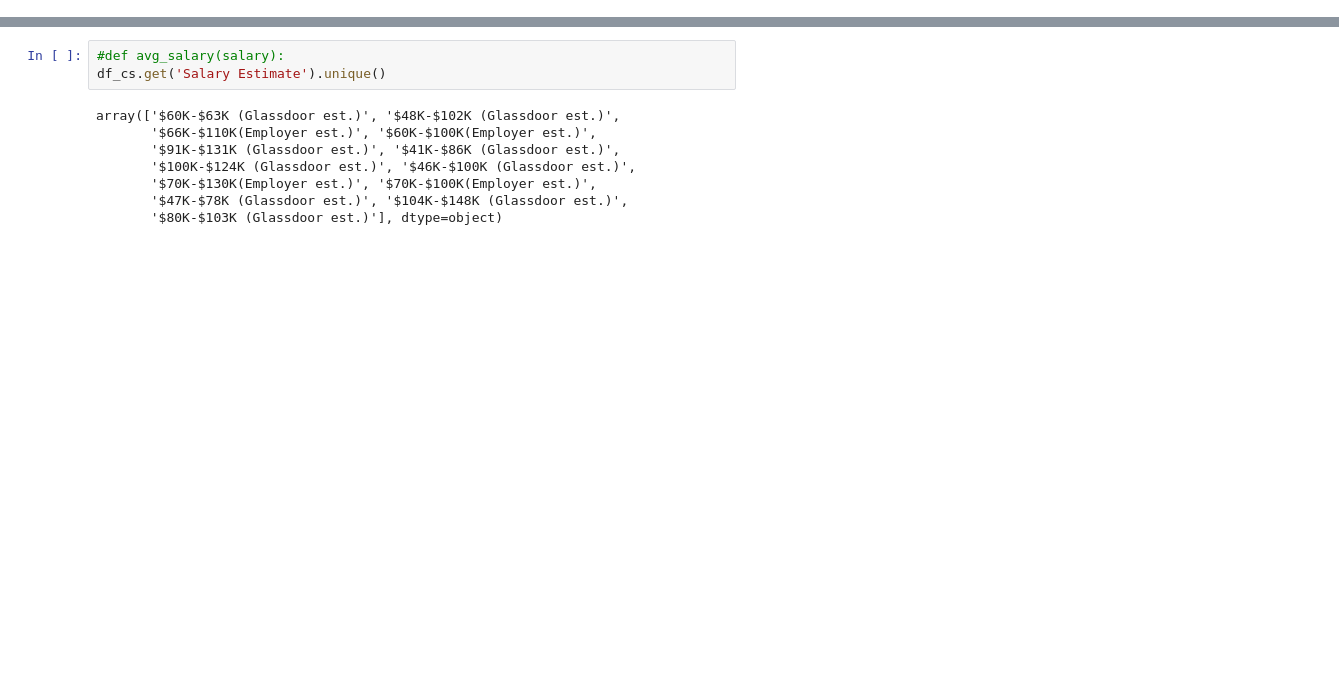
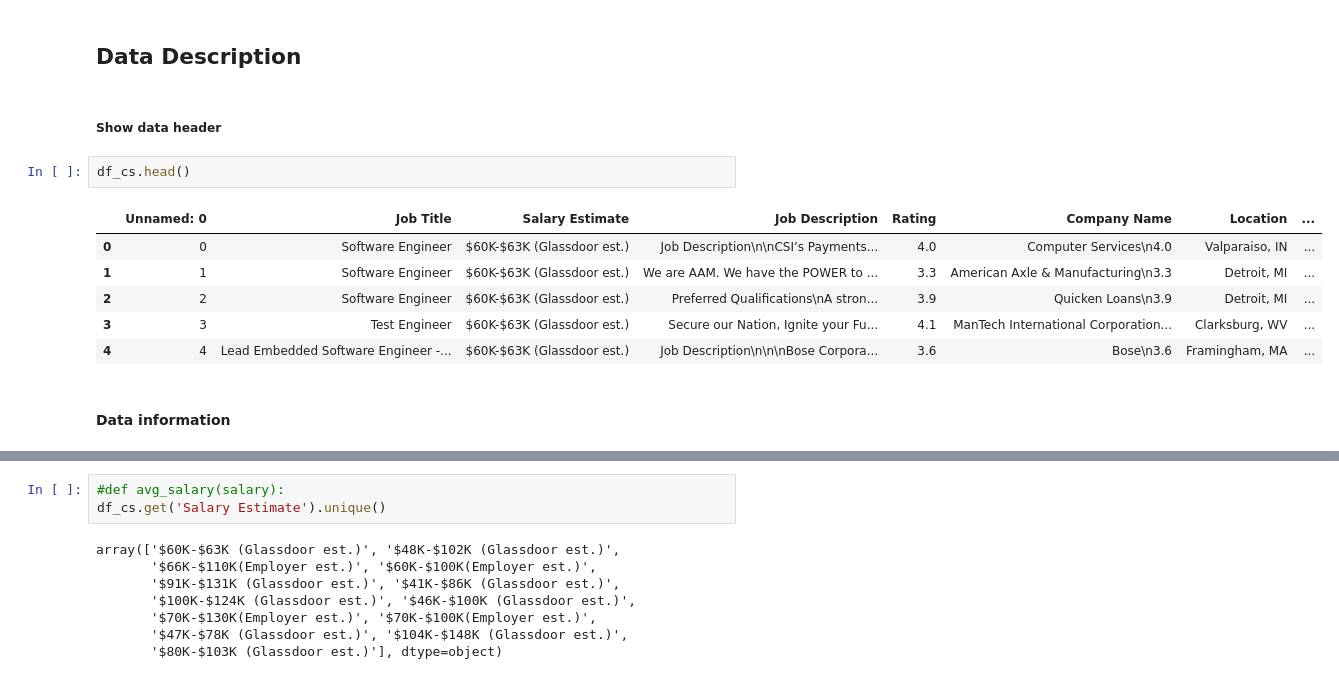
Before and after one commit to damehero/COGS108_Repo, a Jupyter notebook: FinalProject_group62.ipynb, the cells around one changed output, grey strips where cells are left out. Saved outputs shown, nothing was run; the diff lists cells and outputs as text; blank space fills up the shorter version.

```diff
--- a/FinalProject_group62.ipynb
+++ b/FinalProject_group62.ipynb
@@ -28,0 +13,15 @@ df_cs
+# %% [markdown]
+## Data Description
+# %% [markdown]
+##### Show data header
+# %%
+df_cs.head()
+# %% [output]
+|  | Unnamed: 0 | Job Title | Salary Estimate | Job Description | Rating | Company Name | Location | ... |
+| 0 | 0 | Software Engineer | $60K-$63K (Glassdoor est.) | Job Description\n\nCSI’s Payments... | 4.0 | Computer Services\n4.0 | Valparaiso, IN | ... |
+| 1 | 1 | Software Engineer | $60K-$63K (Glassdoor est.) | We are AAM. We have the POWER to ... | 3.3 | American Axle & Manufacturing\n3.3 | Detroit, MI | ... |
+| 2 | 2 | Software Engineer | $60K-$63K (Glassdoor est.) | Preferred Qualifications\nA stron... | 3.9 | Quicken Loans\n3.9 | Detroit, MI | ... |
+| 3 | 3 | Test Engineer | $60K-$63K (Glassdoor est.) | Secure our Nation, Ignite your Fu... | 4.1 | ManTech International Corporation... | Clarksburg, WV | ... |
+| 4 | 4 | Lead Embedded Software Engineer -... | $60K-$63K (Glassdoor est.) | Job Description\n\n\nBose Corpora... | 3.6 | Bose\n3.6 | Framingham, MA | ... |
+# %% [markdown]
+#### Data information
```
Also changed, not shown: parts of 51 cells of this notebook, 3 other files.
